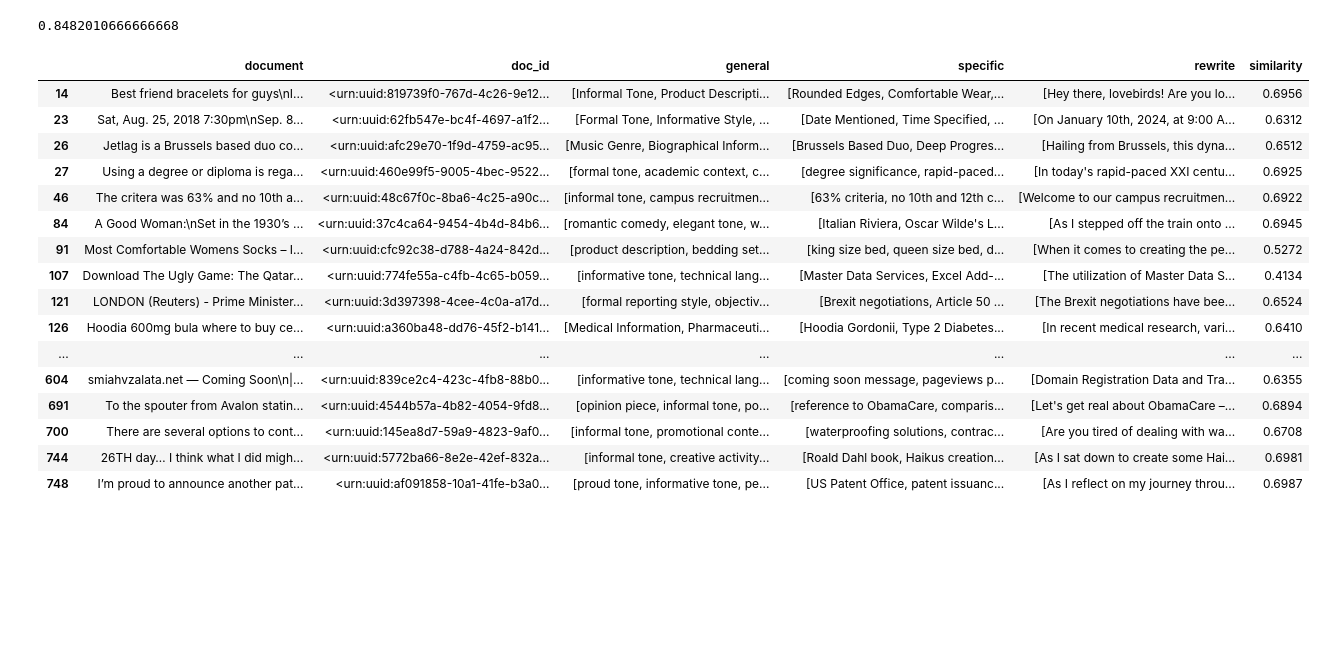
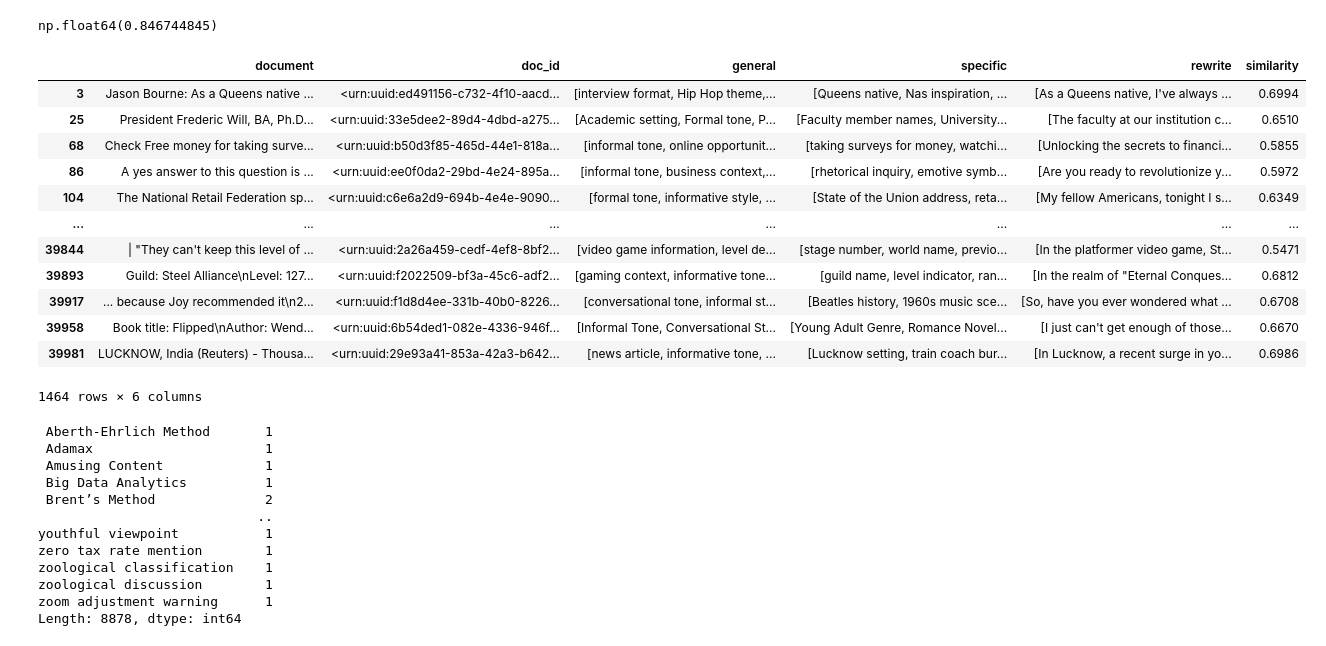
Before and after one commit to TurkuNLP/LLM_document_descriptors, a Jupyter notebook: notebooks/analyse_results.ipynb, the cells around one changed output. Drawn from its saved outputs; the diff is of its cells as text; code cells hidden in the pictures; blank space fills up the shorter version.

```diff
--- a/notebooks/analyse_results.ipynb
+++ b/notebooks/analyse_results.ipynb
@@ -1,7 +1,7 @@
 # %%
 import pandas as pd
 # %%
-df = pd.read_json("../results/descriptors_70B_11.jsonl", lines=True)
+df = pd.read_json("../data/initial_runs/initial_runs_combined.jsonl", lines=True)
 df
 # %% [output]
 |  | document | doc_id | general | specific | rewrite | similarity |
@@ -20,25 +20,39 @@ df
 # %%
 df.similarity.mean()
 # %% [output]
-0.8482010666666668
+np.float64(0.846744845)
 # %%
-df[df["similarity"] <= 0.7]
+low_sim_df = df[df["similarity"] <= 0.7]
+high_sim_df = df[df["similarity"] > 0.7]
+low_sim_df
 # %% [output]
 |  | document | doc_id | general | specific | rewrite | similarity |
-| 14 | Best friend bracelets for guys\nI... | <urn:uuid:819739f0-767d-4c26-9e12... | [Informal Tone, Product Descripti... | [Rounded Edges, Comfortable Wear,... | [Hey there, lovebirds! Are you lo... | 0.6956 |
-| 23 | Sat, Aug. 25, 2018 7:30pm\nSep. 8... | <urn:uuid:62fb547e-bc4f-4697-a1f2... | [Formal Tone, Informative Style, ... | [Date Mentioned, Time Specified, ... | [On January 10th, 2024, at 9:00 A... | 0.6312 |
-| 26 | Jetlag is a Brussels based duo co... | <urn:uuid:afc29e70-1f9d-4759-ac95... | [Music Genre, Biographical Inform... | [Brussels Based Duo, Deep Progres... | [Hailing from Brussels, this dyna... | 0.6512 |
-| 27 | Using a degree or diploma is rega... | <urn:uuid:460e99f5-9005-4bec-9522... | [formal tone, academic context, c... | [degree significance, rapid-paced... | [In today's rapid-paced XXI centu... | 0.6925 |
-| 46 | The critera was 63% and no 10th a... | <urn:uuid:48c67f0c-8ba6-4c25-a90c... | [informal tone, campus recruitmen... | [63% criteria, no 10th and 12th c... | [Welcome to our campus recruitmen... | 0.6922 |
-| 84 | A Good Woman:\nSet in the 1930’s ... | <urn:uuid:37c4ca64-9454-4b4d-84b6... | [romantic comedy, elegant tone, w... | [Italian Riviera, Oscar Wilde's L... | [As I stepped off the train onto ... | 0.6945 |
-| 91 | Most Comfortable Womens Socks – I... | <urn:uuid:cfc92c38-d788-4a24-842d... | [product description, bedding set... | [king size bed, queen size bed, d... | [When it comes to creating the pe... | 0.5272 |
-| 107 | Download The Ugly Game: The Qatar... | <urn:uuid:774fe55a-c4fb-4c65-b059... | [informative tone, technical lang... | [Master Data Services, Excel Add-... | [The utilization of Master Data S... | 0.4134 |
-| 121 | LONDON (Reuters) - Prime Minister... | <urn:uuid:3d397398-4cee-4c0a-a17d... | [formal reporting style, objectiv... | [Brexit negotiations, Article 50 ... | [The Brexit negotiations have bee... | 0.6524 |
-| 126 | Hoodia 600mg bula where to buy ce... | <urn:uuid:a360ba48-dd76-45f2-b141... | [Medical Information, Pharmaceuti... | [Hoodia Gordonii, Type 2 Diabetes... | [In recent medical research, vari... | 0.6410 |
+| 3 | Jason Bourne: As a Queens native ... | <urn:uuid:ed491156-c732-4f10-aacd... | [interview format, Hip Hop theme,... | [Queens native, Nas inspiration, ... | [As a Queens native, I've always ... | 0.6994 |
+| 25 | President Frederic Will, BA, Ph.D... | <urn:uuid:33e5dee2-89d4-4dbd-a275... | [Academic setting, Formal tone, P... | [Faculty member names, University... | [The faculty at our institution c... | 0.6510 |
+| 68 | Check Free money for taking surve... | <urn:uuid:b50d3f85-465d-44e1-818a... | [informal tone, online opportunit... | [taking surveys for money, watchi... | [Unlocking the secrets to financi... | 0.5855 |
+| 86 | A yes answer to this question is ... | <urn:uuid:ee0f0da2-29bd-4e24-895a... | [informal tone, business context,... | [rhetorical inquiry, emotive symb... | [Are you ready to revolutionize y... | 0.5972 |
+| 104 | The National Retail Federation sp... | <urn:uuid:c6e6a2d9-694b-4e4e-9090... | [formal tone, informative style, ... | [State of the Union address, reta... | [My fellow Americans, tonight I s... | 0.6349 |
 | ... | ... | ... | ... | ... | ... | ... |
-| 604 | smiahvzalata.net — Coming Soon\n|... | <urn:uuid:839ce2c4-423c-4fb8-88b0... | [informative tone, technical lang... | [coming soon message, pageviews p... | [Domain Registration Data and Tra... | 0.6355 |
-| 691 | To the spouter from Avalon statin... | <urn:uuid:4544b57a-4b82-4054-9fd8... | [opinion piece, informal tone, po... | [reference to ObamaCare, comparis... | [Let's get real about ObamaCare –... | 0.6894 |
-| 700 | There are several options to cont... | <urn:uuid:145ea8d7-59a9-4823-9af0... | [informal tone, promotional conte... | [waterproofing solutions, contrac... | [Are you tired of dealing with wa... | 0.6708 |
-| 744 | 26TH day… I think what I did migh... | <urn:uuid:5772ba66-8e2e-42ef-832a... | [informal tone, creative activity... | [Roald Dahl book, Haikus creation... | [As I sat down to create some Hai... | 0.6981 |
-| 748 | I’m proud to announce another pat... | <urn:uuid:af091858-10a1-41fe-b3a0... | [proud tone, informative tone, pe... | [US Patent Office, patent issuanc... | [As I reflect on my journey throu... | 0.6987 |
+| 39844 | | "They can't keep this level of ... | <urn:uuid:2a26a459-cedf-4ef8-8bf2... | [video game information, level de... | [stage number, world name, previo... | [In the platformer video game, St... | 0.5471 |
+| 39893 | Guild: Steel Alliance\nLevel: 127... | <urn:uuid:f2022509-bf3a-45c6-adf2... | [gaming context, informative tone... | [guild name, level indicator, ran... | [In the realm of "Eternal Conques... | 0.6812 |
+| 39917 | ... because Joy recommended it\n2... | <urn:uuid:f1d8d4ee-331b-40b0-8226... | [conversational tone, informal st... | [Beatles history, 1960s music sce... | [So, have you ever wondered what ... | 0.6708 |
+| 39958 | Book title: Flipped\nAuthor: Wend... | <urn:uuid:6b54ded1-082e-4336-946f... | [Informal Tone, Conversational St... | [Young Adult Genre, Romance Novel... | [I just can't get enough of those... | 0.6670 |
+| 39981 | LUCKNOW, India (Reuters) - Thousa... | <urn:uuid:29e93a41-853a-42a3-b642... | [news article, informative tone, ... | [Lucknow setting, train coach bur... | [In Lucknow, a recent surge in yo... | 0.6986 |
+1464 rows × 6 columns
+# %%
+low_sim_1_hot = pd.DataFrame(low_sim_df['general'].tolist()).stack().str.get_dummies().groupby(level=0).sum()
+low_sim_1_hot.sum(axis=0)
+# %% [output]
+ Aberth-Ehrlich Method       1
+ Adamax                      1
+ Amusing Content             1
+ Big Data Analytics          1
+ Brent’s Method              2
+                            ..
+youthful viewpoint           1
+zero tax rate mention        1
+zoological classification    1
+zoological discussion        1
+zoom adjustment warning      1
+Length: 8878, dtype: int64
 # %%
```
Also changed, not shown: parts of 6 cells of this notebook, 2 other files.
